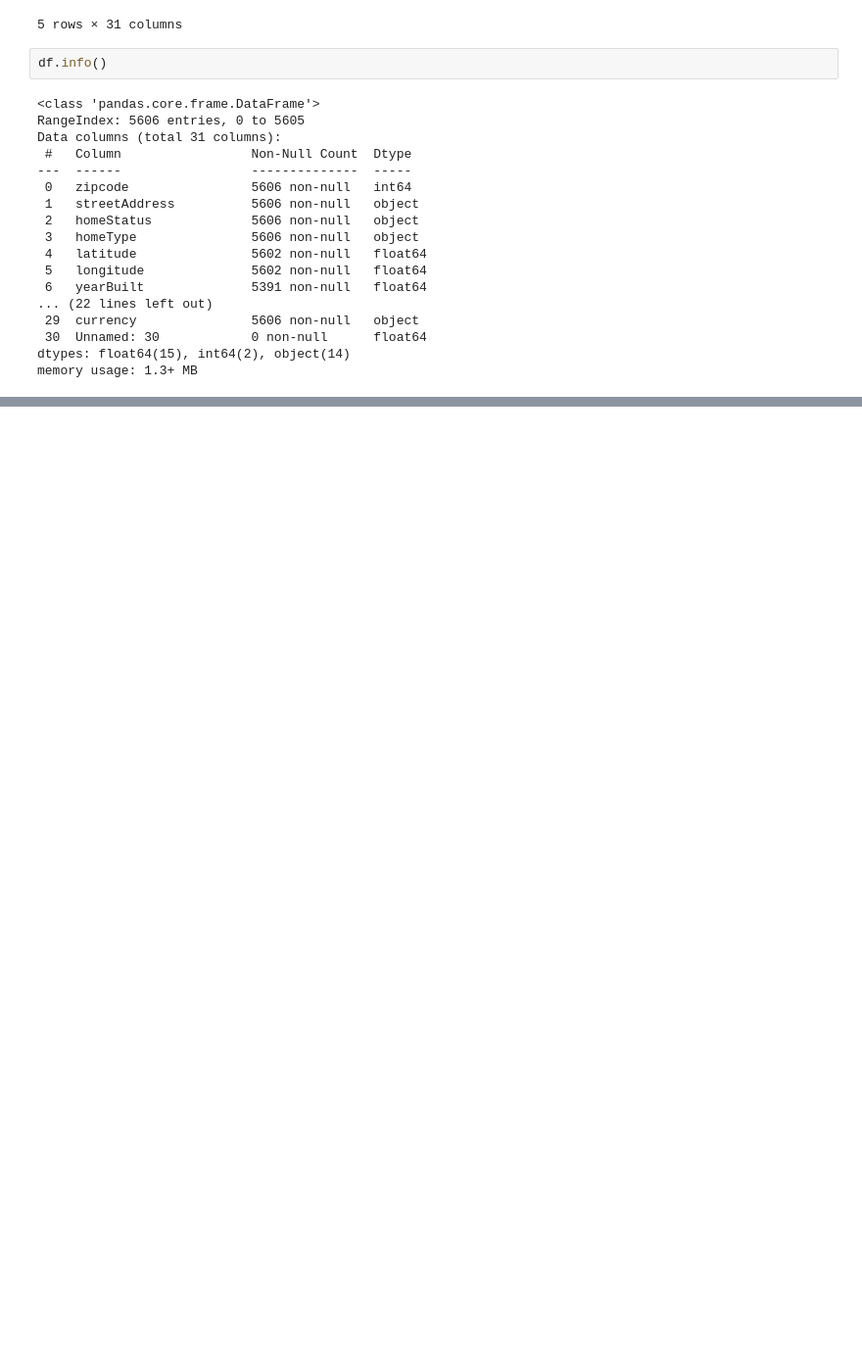
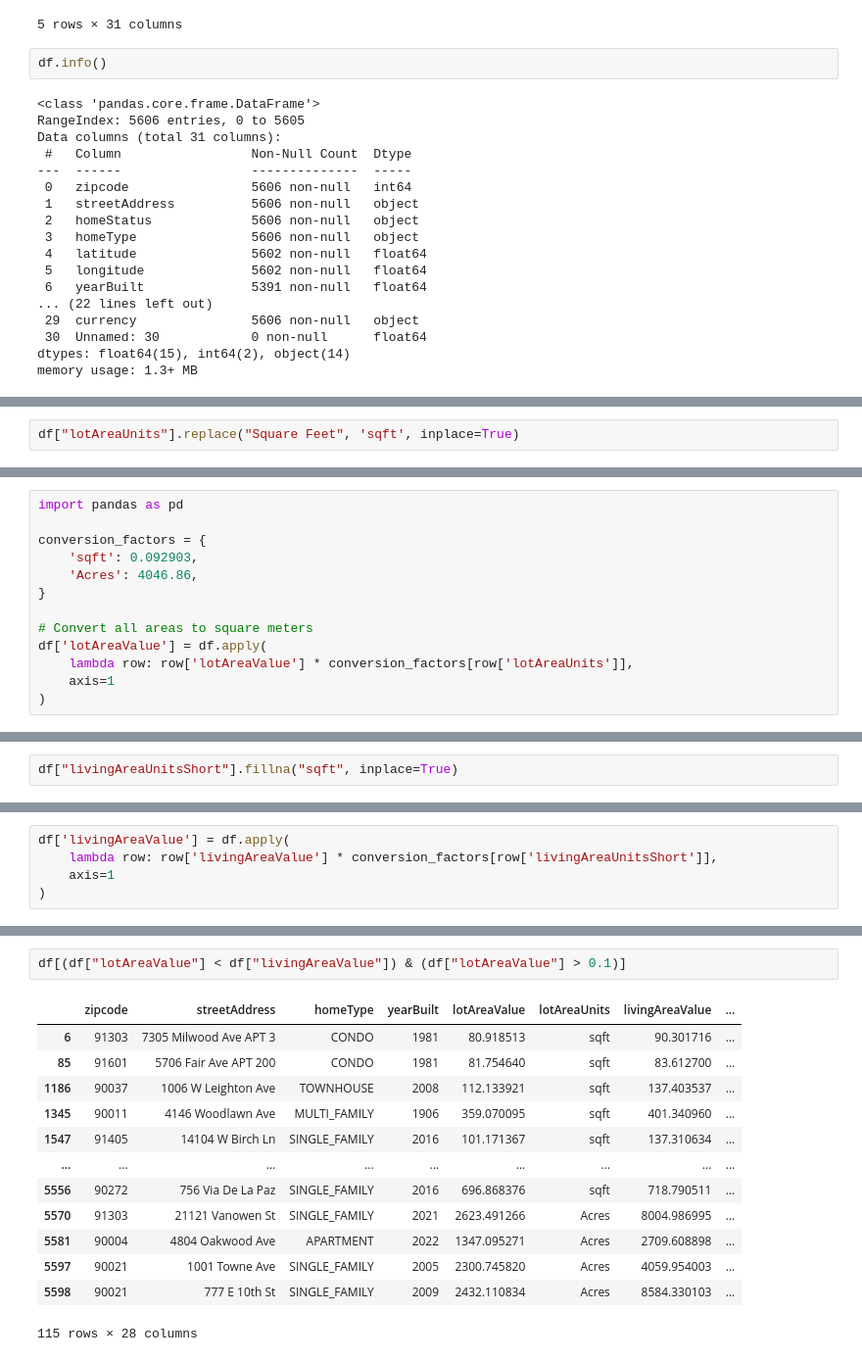
Before and after one commit to MAmin-y/House-price-analysis-and-prediction-LA-2024, a Jupyter notebook: analysis.ipynb, the cells around one changed output, grey strips where cells are left out. Shown: that part at 98% size. Cells and saved outputs as stored; diff of their text form; blank space fills up the shorter version.

```diff
--- a/analysis.ipynb
+++ b/analysis.ipynb
@@ -34,0 +197,2 @@ memory usage: 1.3+ MB
+# %%
+df["lotAreaUnits"].replace("Square Feet", 'sqft', inplace=True)
@@ -34,0 +206,13 @@ memory usage: 1.3+ MB
+# %%
+import pandas as pd
+
+conversion_factors = {
+    'sqft': 0.092903,
+    'Acres': 4046.86,
+}
+
+# Convert all areas to square meters
+df['lotAreaValue'] = df.apply(
+    lambda row: row['lotAreaValue'] * conversion_factors[row['lotAreaUnits']],
+    axis=1
+)
@@ -34,0 +223,2 @@ memory usage: 1.3+ MB
+# %%
+df["livingAreaUnitsShort"].fillna("sqft", inplace=True)
@@ -34,0 +236,5 @@ memory usage: 1.3+ MB
+# %%
+df['livingAreaValue'] = df.apply(
+    lambda row: row['livingAreaValue'] * conversion_factors[row['livingAreaUnitsShort']],
+    axis=1
+)
@@ -34,0 +263,16 @@ memory usage: 1.3+ MB
+# %%
+df[(df["lotAreaValue"] < df["livingAreaValue"]) & (df["lotAreaValue"] > 0.1)]
+# %% [output]
+|  | zipcode | streetAddress | homeType | yearBuilt | lotAreaValue | lotAreaUnits | livingAreaValue | ... |
+| 6 | 91303 | 7305 Milwood Ave APT 3 | CONDO | 1981 | 80.918513 | sqft | 90.301716 | ... |
+| 85 | 91601 | 5706 Fair Ave APT 200 | CONDO | 1981 | 81.754640 | sqft | 83.612700 | ... |
+| 1186 | 90037 | 1006 W Leighton Ave | TOWNHOUSE | 2008 | 112.133921 | sqft | 137.403537 | ... |
+| 1345 | 90011 | 4146 Woodlawn Ave | MULTI_FAMILY | 1906 | 359.070095 | sqft | 401.340960 | ... |
+| 1547 | 91405 | 14104 W Birch Ln | SINGLE_FAMILY | 2016 | 101.171367 | sqft | 137.310634 | ... |
+| ... | ... | ... | ... | ... | ... | ... | ... | ... |
+| 5556 | 90272 | 756 Via De La Paz | SINGLE_FAMILY | 2016 | 696.868376 | sqft | 718.790511 | ... |
+| 5570 | 91303 | 21121 Vanowen St | SINGLE_FAMILY | 2021 | 2623.491266 | Acres | 8004.986995 | ... |
+| 5581 | 90004 | 4804 Oakwood Ave | APARTMENT | 2022 | 1347.095271 | Acres | 2709.608898 | ... |
+| 5597 | 90021 | 1001 Towne Ave | SINGLE_FAMILY | 2005 | 2300.745820 | Acres | 4059.954003 | ... |
+| 5598 | 90021 | 777 E 10th St | SINGLE_FAMILY | 2009 | 2432.110834 | Acres | 8584.330103 | ... |
+115 rows × 28 columns
```
Also changed, not shown: parts of 31 cells of this notebook, 1 other file.
